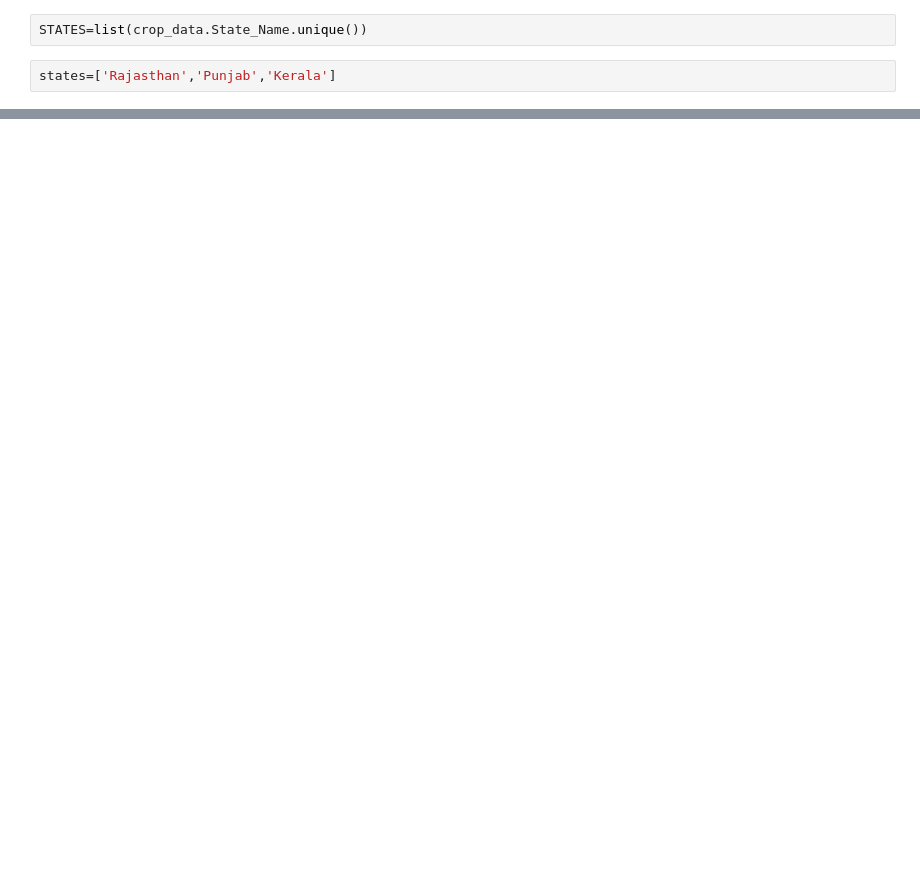
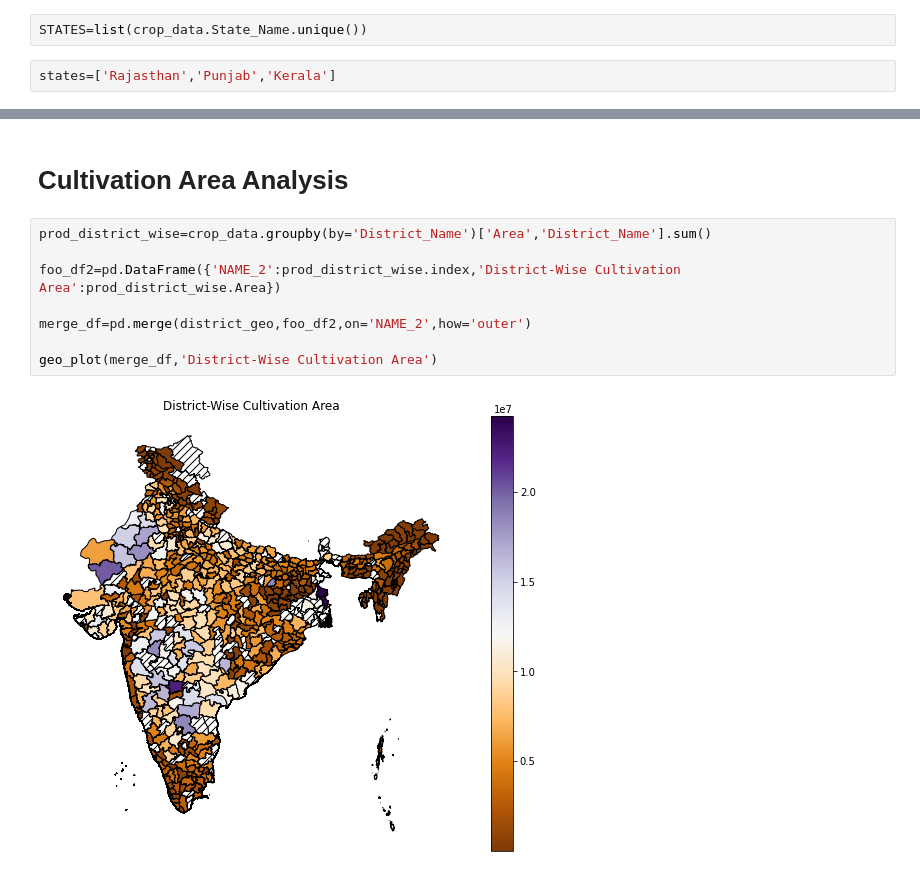
Before and after one commit to sunil-dhaka/Agriculture-Analysis-on-Indian-States, a Jupyter notebook: district-geo-analysis.ipynb, the cells around one changed output, grey strips where cells are left out. Drawn from its saved outputs; the diff is of its cells as text; blank space fills up the shorter version.

Commit message:
add cultivation area analysis

```diff
--- a/district-geo-analysis.ipynb
+++ b/district-geo-analysis.ipynb
@@ -113,0 +107,12 @@ ValueError: cannot convert float NaN to integer
+# %% [markdown]
+# Cultivation Area Analysis
+# %%
+prod_district_wise=crop_data.groupby(by='District_Name')['Area','District_Name'].sum()
+
+foo_df2=pd.DataFrame({'NAME_2':prod_district_wise.index,'District-Wise Cultivation Area':prod_district_wise.Area})
+
+merge_df=pd.merge(district_geo,foo_df2,on='NAME_2',how='outer')
+
+geo_plot(merge_df,'District-Wise Cultivation Area')
+# %% [output]
+[figure, added]
```
Also changed, not shown: parts of 8 cells of this notebook.
